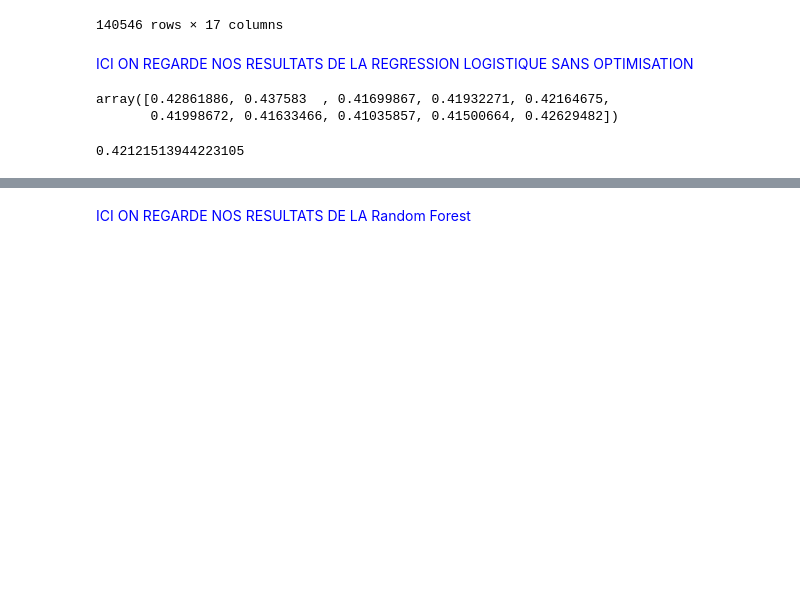
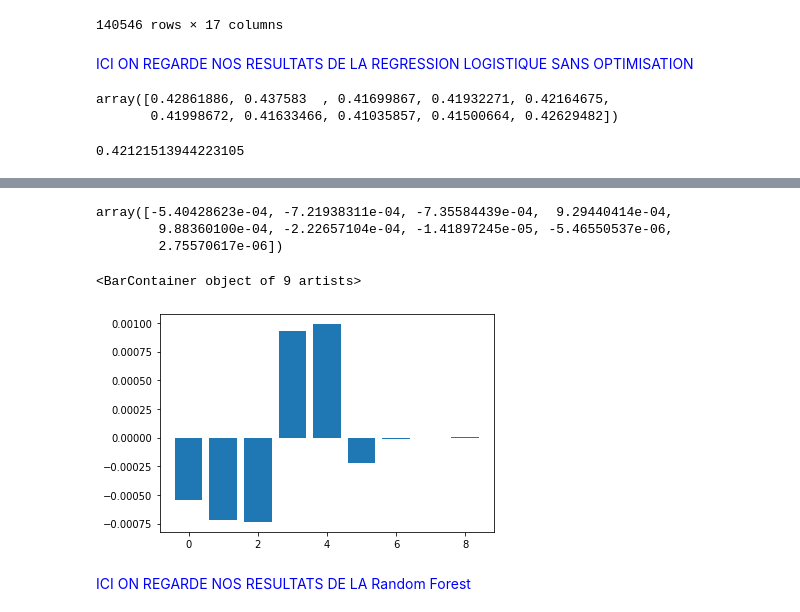
Before and after one commit to tristanpiedra/Projet_ML_football_passes, a Jupyter notebook: project.ipynb, the cells around one changed output, grey strips where cells are left out. Drawn from its saved outputs; the diff is of its cells as text; code cells hidden in the pictures; blank space fills up the shorter version.

```diff
--- a/project.ipynb
+++ b/project.ipynb
@@ -203,0 +238,2 @@ y
+# %%
+x, y, z, h = regression_logistique_l2(10, 0.7)
@@ -204,3 +269,14 @@ y
+# %%
+h
+# %% [output]
+array([-5.40428623e-04, -7.21938311e-04, -7.35584439e-04,  9.29440414e-04,
+        9.88360100e-04, -2.22657104e-04, -1.41897245e-05, -5.46550537e-06,
+        2.75570617e-06])
+# %%
+plt.bar(range(9), h)
+# %% [output]
+<BarContainer object of 9 artists>
+[figure, added]
 # %% [markdown]
 <font color='blue'>
  ICI ON REGARDE NOS RESULTATS DE LA Random Forest
```
Also changed, not shown: parts of 24 cells of this notebook, 4 other files.
